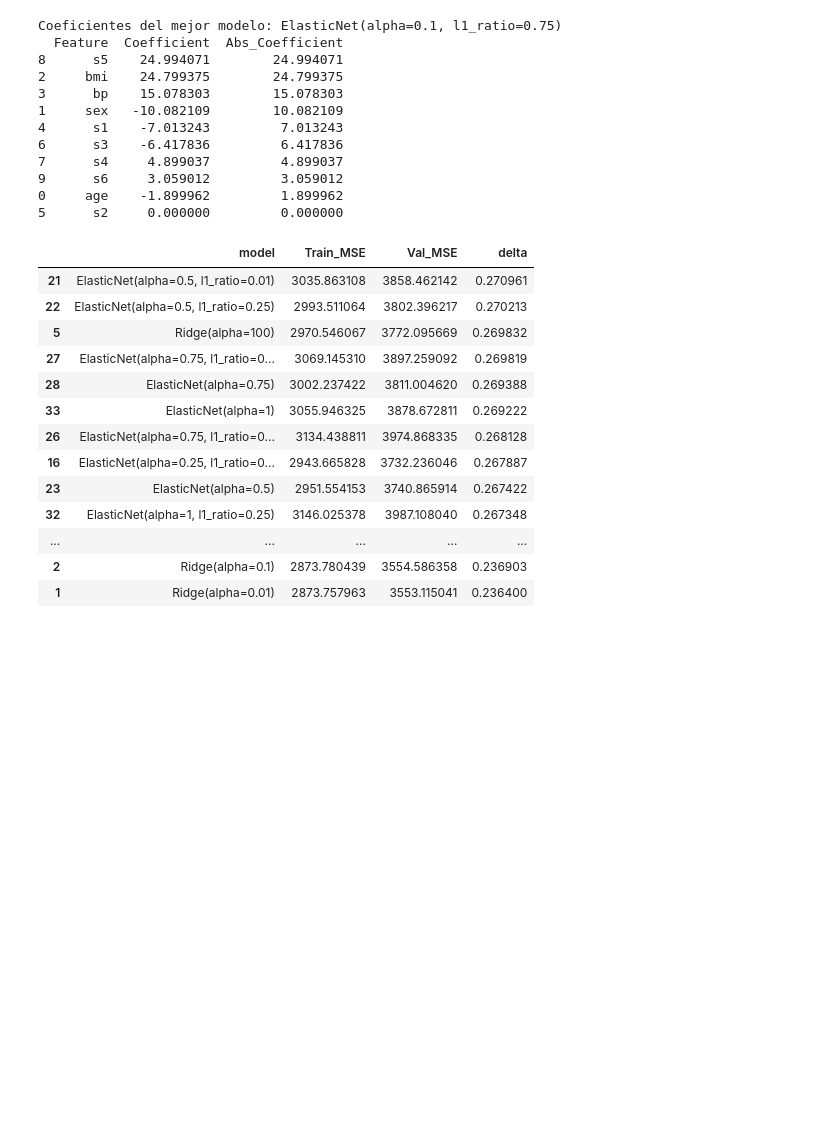
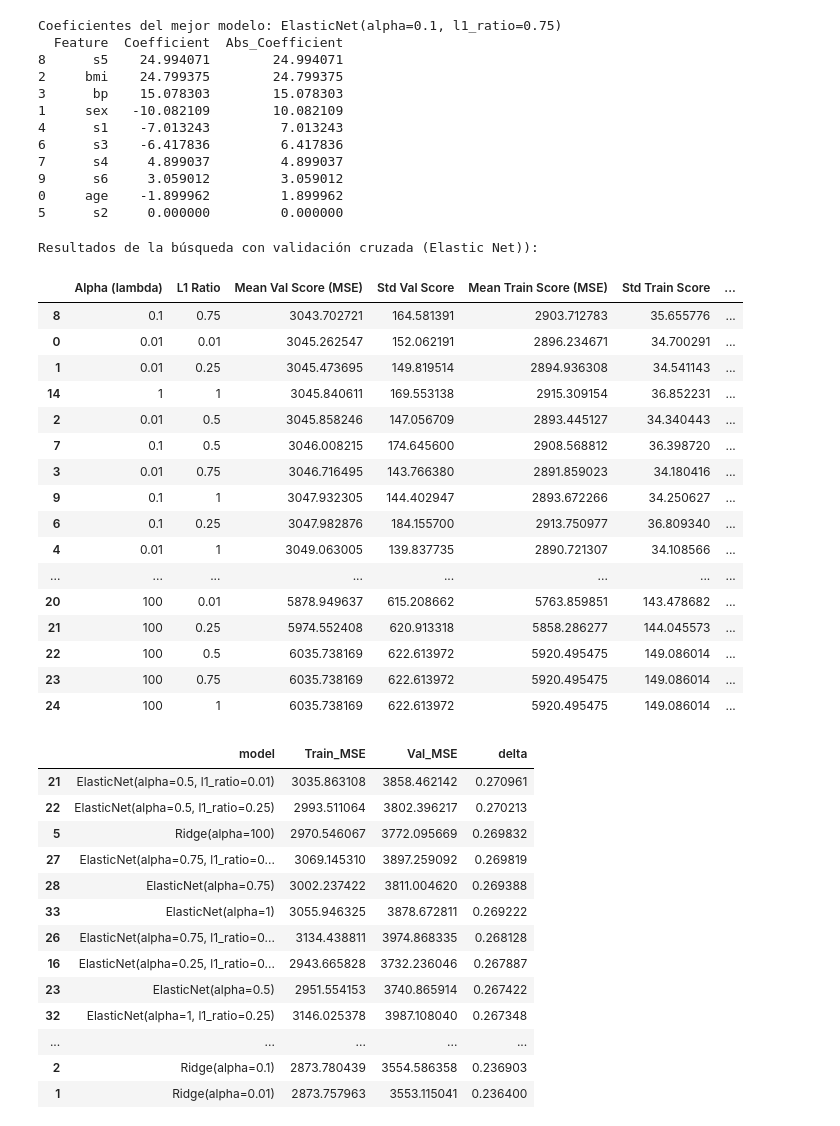
Before and after one commit to MalenaSancho/TFG, a Jupyter notebook: TFG/TFG_Python.ipynb, the cells around one changed output. Cells and saved outputs as stored; diff of their text form; code cells hidden in the pictures; blank space fills up the shorter version.

```diff
--- a/TFG/TFG_Python.ipynb
+++ b/TFG/TFG_Python.ipynb
@@ -1355,9 +1632,9 @@ results = grid_search.cv_results_
 results_df = pd.DataFrame({
     'Alpha (lambda)': results['param_alpha'],
     'L1 Ratio': results['param_l1_ratio'],
-    'Mean Val Score (MSE)': results['mean_test_score'],
+    'Mean Val Score (MSE)': -results['mean_test_score'],
     'Std Val Score': results['std_test_score'],
-    'Mean Train Score (MSE)': results['mean_train_score'],
+    'Mean Train Score (MSE)': -results['mean_train_score'],
     'Std Train Score': results['std_train_score'],
     'Rank Val Score': results['rank_test_score']
 })
@@ -1398,6 +1675,28 @@ Coeficientes del mejor modelo: ElasticNet(alpha=0.1, l1_ratio=0.75)
 9      s6     3.059012         3.059012
 0     age    -1.899962         1.899962
 5      s2     0.000000         0.000000
+# %%
+print("Resultados de la búsqueda con validación cruzada (Elastic Net)):")
+results_df
+# %% [output]
+Resultados de la búsqueda con validación cruzada (Elastic Net)):
+|  | Alpha (lambda) | L1 Ratio | Mean Val Score (MSE) | Std Val Score | Mean Train Score (MSE) | Std Train Score | ... |
+| 8 | 0.1 | 0.75 | 3043.702721 | 164.581391 | 2903.712783 | 35.655776 | ... |
+| 0 | 0.01 | 0.01 | 3045.262547 | 152.062191 | 2896.234671 | 34.700291 | ... |
+| 1 | 0.01 | 0.25 | 3045.473695 | 149.819514 | 2894.936308 | 34.541143 | ... |
+| 14 | 1 | 1 | 3045.840611 | 169.553138 | 2915.309154 | 36.852231 | ... |
+| 2 | 0.01 | 0.5 | 3045.858246 | 147.056709 | 2893.445127 | 34.340443 | ... |
+| 7 | 0.1 | 0.5 | 3046.008215 | 174.645600 | 2908.568812 | 36.398720 | ... |
+| 3 | 0.01 | 0.75 | 3046.716495 | 143.766380 | 2891.859023 | 34.180416 | ... |
+| 9 | 0.1 | 1 | 3047.932305 | 144.402947 | 2893.672266 | 34.250627 | ... |
+| 6 | 0.1 | 0.25 | 3047.982876 | 184.155700 | 2913.750977 | 36.809340 | ... |
+| 4 | 0.01 | 1 | 3049.063005 | 139.837735 | 2890.721307 | 34.108566 | ... |
+| ... | ... | ... | ... | ... | ... | ... | ... |
+| 20 | 100 | 0.01 | 5878.949637 | 615.208662 | 5763.859851 | 143.478682 | ... |
+| 21 | 100 | 0.25 | 5974.552408 | 620.913318 | 5858.286277 | 144.045573 | ... |
+| 22 | 100 | 0.5 | 6035.738169 | 622.613972 | 5920.495475 | 149.086014 | ... |
+| 23 | 100 | 0.75 | 6035.738169 | 622.613972 | 5920.495475 | 149.086014 | ... |
+| 24 | 100 | 1 | 6035.738169 | 622.613972 | 5920.495475 | 149.086014 | ... |
 # %%
 grid = {
     'OLS': {
```
Also changed, not shown: parts of 30 cells of this notebook.
